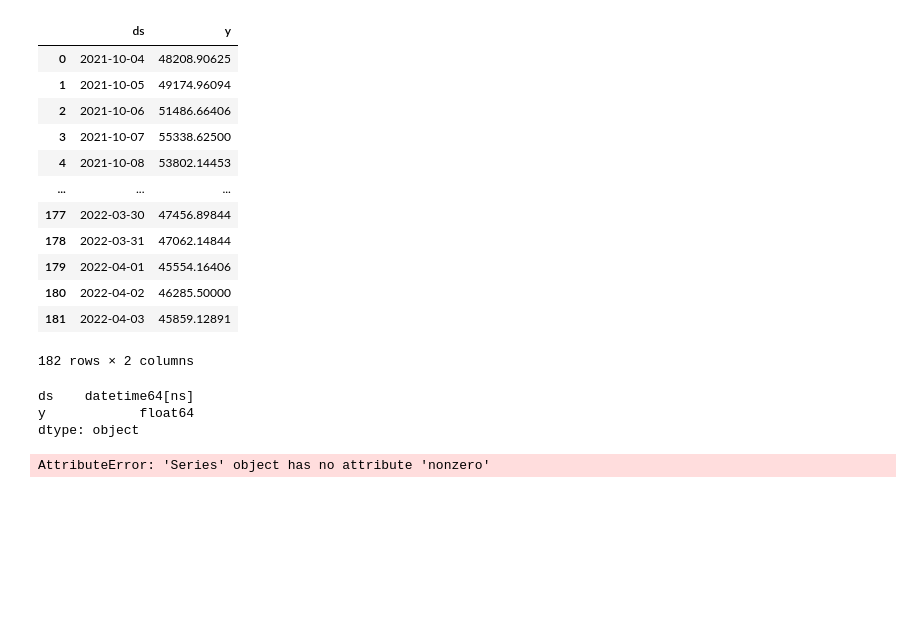
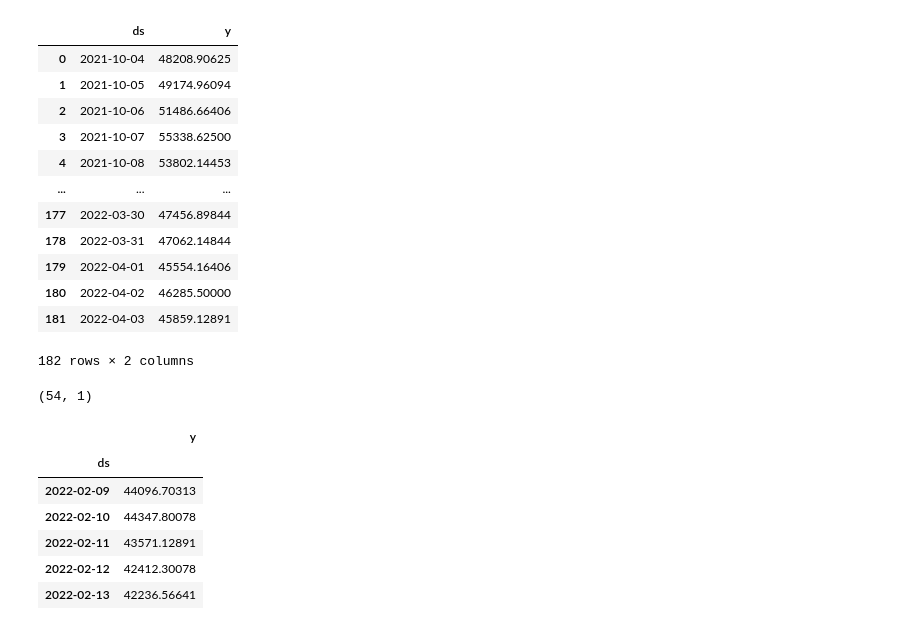
Before and after one commit to Ericwynnus/Project-2, a Jupyter notebook: App/Prophet_Model.ipynb, the cells around one changed output. Saved outputs shown, nothing was run; the diff lists cells and outputs as text; code cells hidden in the pictures; blank space fills up the shorter version.

```diff
--- a/App/Prophet_Model.ipynb
+++ b/App/Prophet_Model.ipynb
@@ -26,20 +27,22 @@ bitcoin_df
 | 181 | 2022-04-03 | 45859.12891 |
 182 rows × 2 columns
 # %%
-# Create Train/Test Data
+# Create Train Data
 train_df = bitcoin_df[(bitcoin_df['ds'] <= '2022-02-08')]
+
+# Create Test Data and format for Results DataFrame
 test_df = bitcoin_df[(bitcoin_df['ds'] > '2022-02-08')]
-
-train_df.dtypes
+test_df = test_df.set_index('ds')
+test_df.shape
 # %% [output]
-ds    datetime64[ns]
-y            float64
-dtype: object
+(54, 1)
-# %%
-# Instantiate Prophet and fit training model
-m = Prophet()
-# import fbprophet
-# fbprophet.__version__
-m.fit(train_df)
-# %% [output]
-AttributeError: 'Series' object has no attribute 'nonzero'
+# %%
+test_df.head()
+# %% [output]
+|  | y |
+| ds |  |
+| 2022-02-09 | 44096.70313 |
+| 2022-02-10 | 44347.80078 |
+| 2022-02-11 | 43571.12891 |
+| 2022-02-12 | 42412.30078 |
+| 2022-02-13 | 42236.56641 |
```
Also changed, not shown: parts of 3 cells of this notebook.
